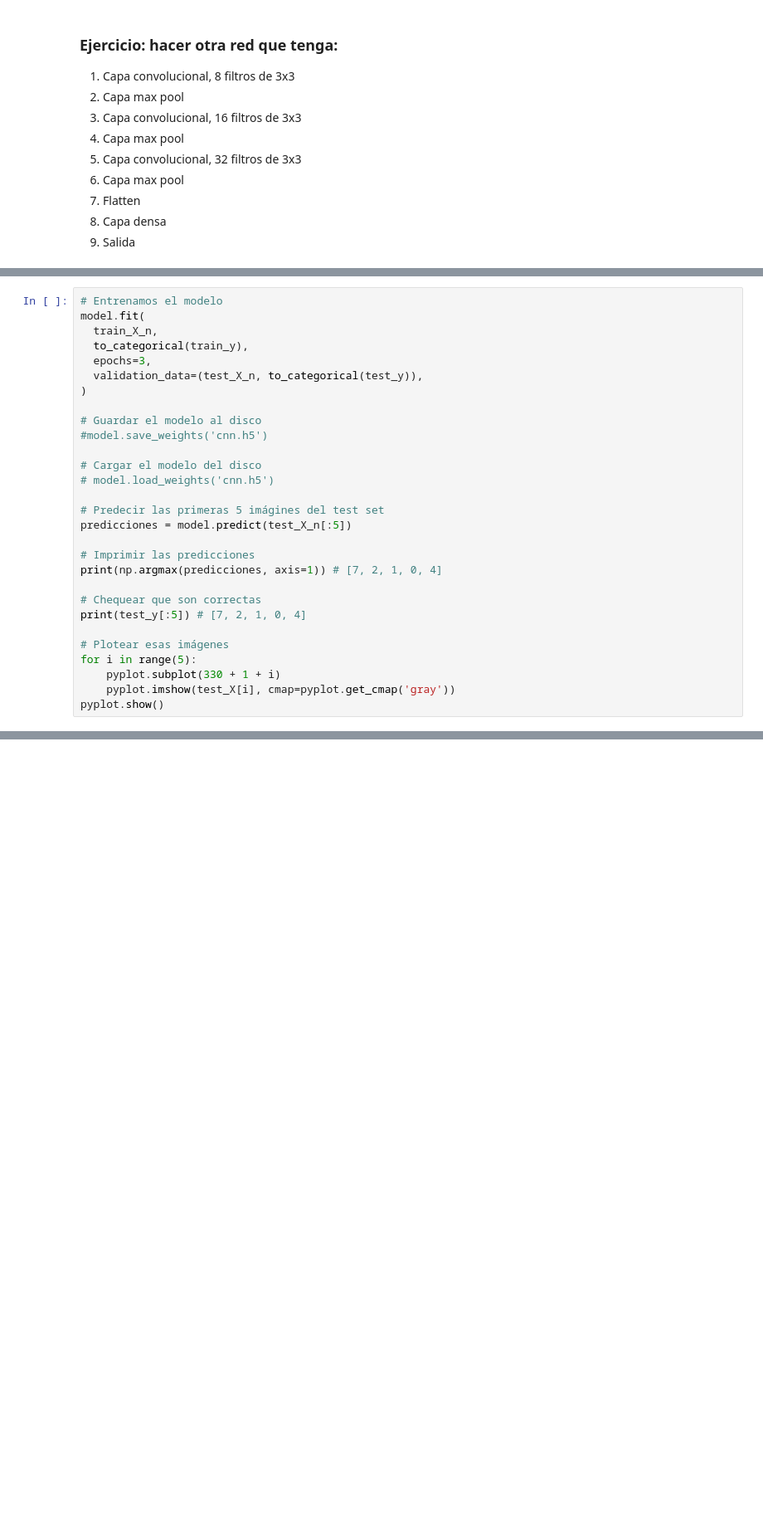
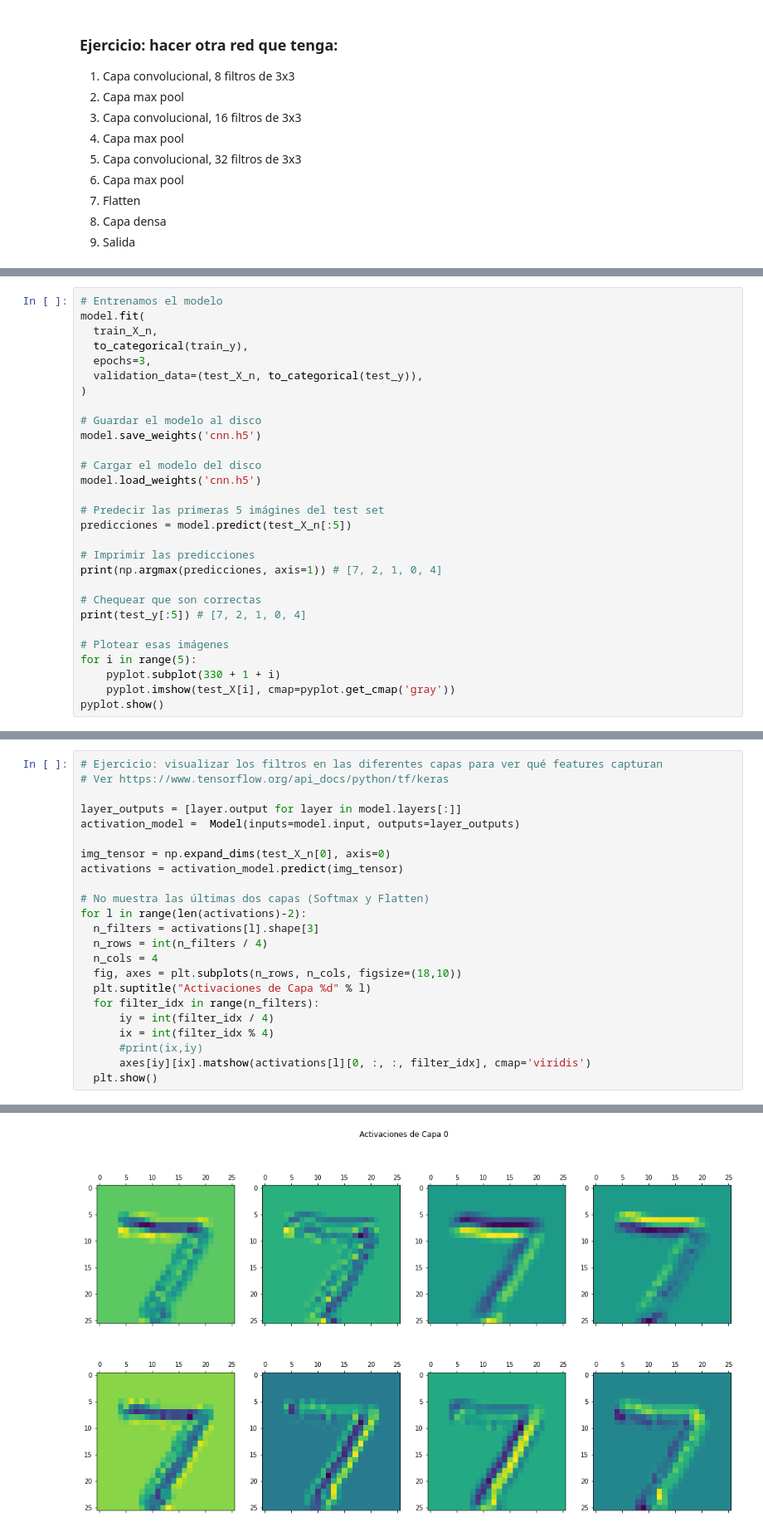
Before and after one commit to nhorro/ceai2020, a Jupyter notebook: computer_vision_2/clase_1/CV2_02_red_cnn_simple.ipynb, the cells around one changed output, grey strips where cells are left out. Shown at 83% size. Saved outputs shown, nothing was run; the diff lists cells and outputs as text; blank space fills up the shorter version.

Commit message:
visualización de capas intermedias CV2 clase1

```diff
--- a/computer_vision_2/clase_1/CV2_02_red_cnn_simple.ipynb
+++ b/computer_vision_2/clase_1/CV2_02_red_cnn_simple.ipynb
@@ -199,10 +199,10 @@ model.fit(
 )
 
 # Guardar el modelo al disco
-#model.save_weights('cnn.h5')
+model.save_weights('cnn.h5')
 
 # Cargar el modelo del disco
-# model.load_weights('cnn.h5')
+model.load_weights('cnn.h5')
 
 # Predecir las primeras 5 imágines del test set
 predicciones = model.predict(test_X_n[:5])
@@ -233,0 +234,24 @@ Epoch 3/3
+# %%
+# Ejercicio: visualizar los filtros en las diferentes capas para ver qué features capturan
+# Ver https://www.tensorflow.org/api_docs/python/tf/keras
+
+layer_outputs = [layer.output for layer in model.layers[:]]
+activation_model =  Model(inputs=model.input, outputs=layer_outputs)
+
+img_tensor = np.expand_dims(test_X_n[0], axis=0)
+activations = activation_model.predict(img_tensor)
+
+# No muestra las últimas dos capas (Softmax y Flatten)
+for l in range(len(activations)-2):
+  n_filters = activations[l].shape[3]
+  n_rows = int(n_filters / 4)
+  n_cols = 4
+  fig, axes = plt.subplots(n_rows, n_cols, figsize=(18,10))
+  plt.suptitle("Activaciones de Capa %d" % l)
+  for filter_idx in range(n_filters):
+      iy = int(filter_idx / 4)
+      ix = int(filter_idx % 4)
+      #print(ix,iy)
+      axes[iy][ix].matshow(activations[l][0, :, :, filter_idx], cmap='viridis')
+  plt.show()
+# %% [output]
@@ -233,0 +259 @@ Epoch 3/3
+[figure, added]
```
Also changed, not shown: parts of 8 cells of this notebook.
